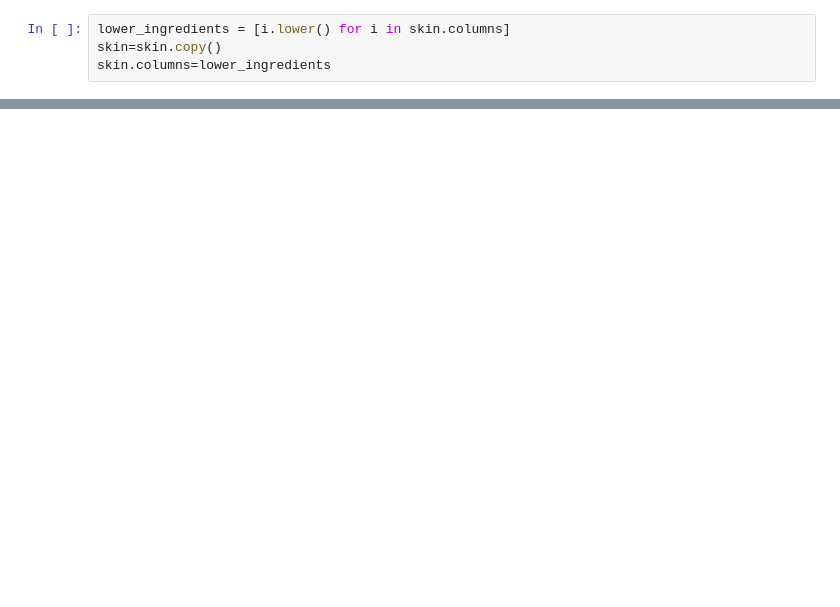
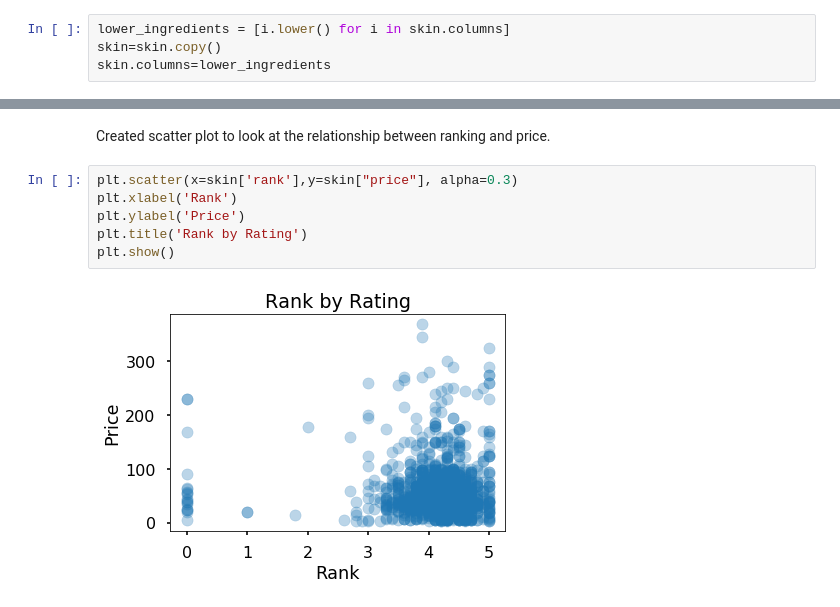
Before and after one commit to elitagao/info2950, a Jupyter notebook: INFO2950 Project.ipynb, the cells around one changed output, grey strips where cells are left out. Drawn from its saved outputs; the diff is of its cells as text; blank space fills up the shorter version.

```diff
--- a/INFO2950 Project.ipynb
+++ b/INFO2950 Project.ipynb
@@ -331,0 +361,10 @@ skin.head()
+# %% [markdown]
+Created scatter plot to look at the relationship between ranking and price.
+# %%
+plt.scatter(x=skin['rank'],y=skin["price"], alpha=0.3)
+plt.xlabel('Rank')
+plt.ylabel('Price')
+plt.title('Rank by Rating')
+plt.show()
+# %% [output]
+[figure, added]
```
Also changed, not shown: parts of 10 cells of this notebook.
